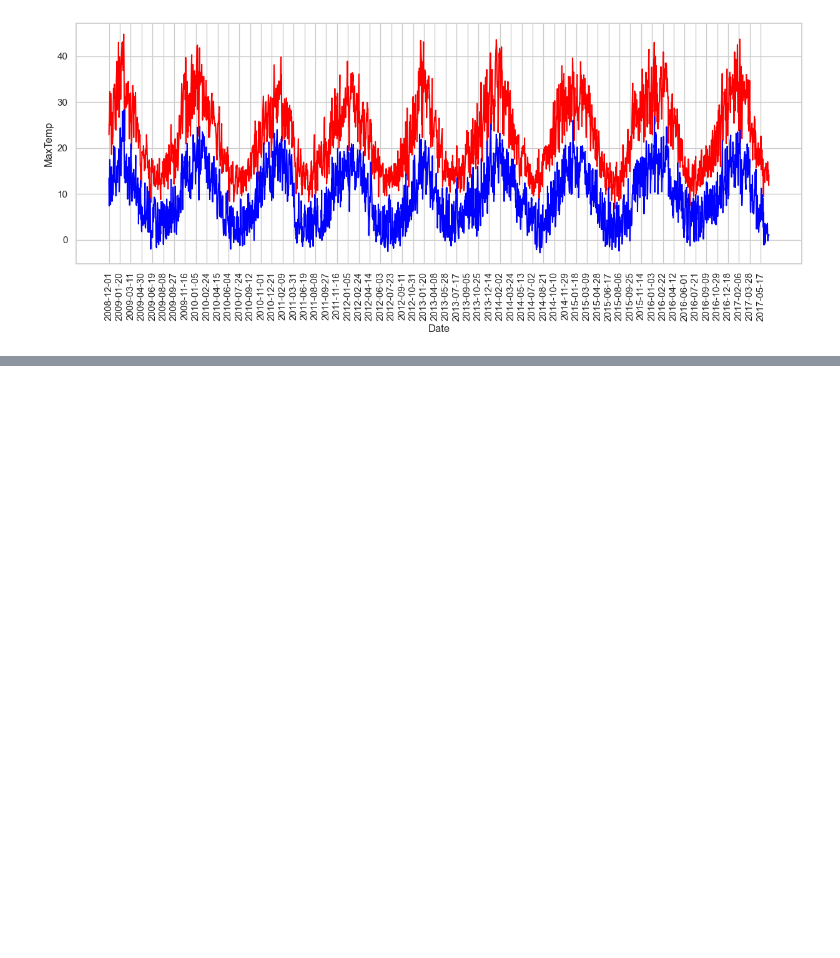
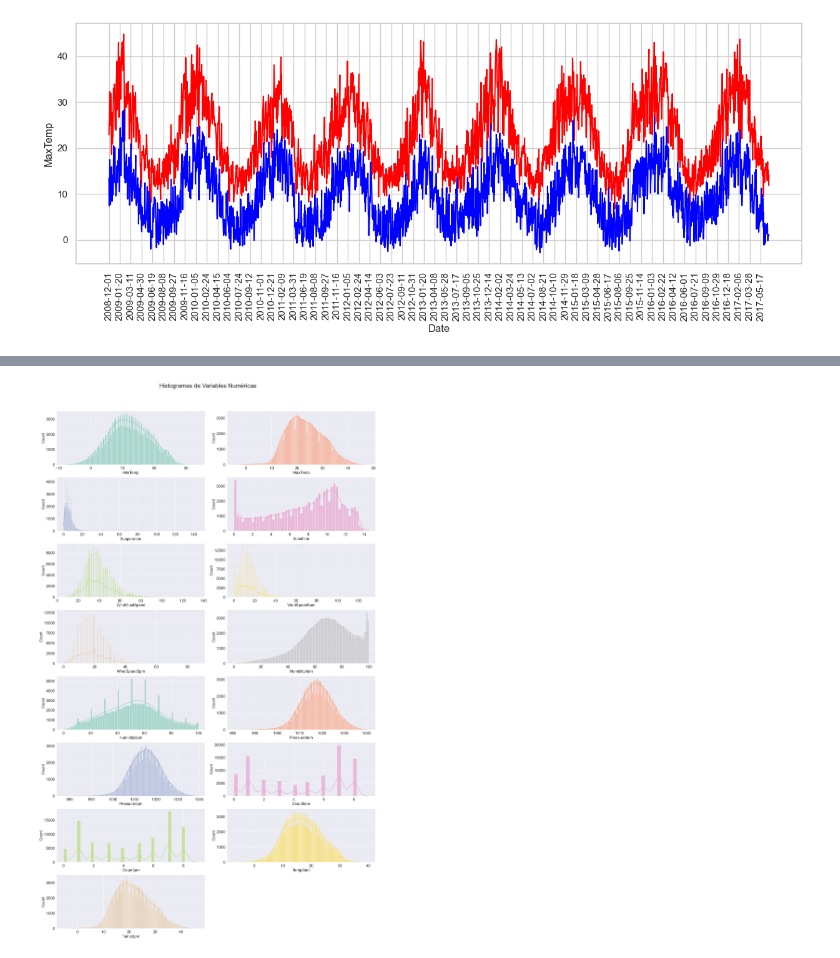
Before and after one commit to augustofarias2/tp_apat, a Jupyter notebook: practico.ipynb, the cells around one changed output, grey strips where cells are left out. Drawn from its saved outputs; the diff is of its cells as text; code cells hidden in the pictures; blank space fills up the shorter version.

```diff
--- a/practico.ipynb
+++ b/practico.ipynb
@@ -173,0 +139,4 @@ plot_temperature(city_dataframe('Albury'))
+# %%
+plot_variables(df)
+# %% [output]
+[figure, added]
```
Also changed, not shown: parts of 10 cells of this notebook, 1 other file.
